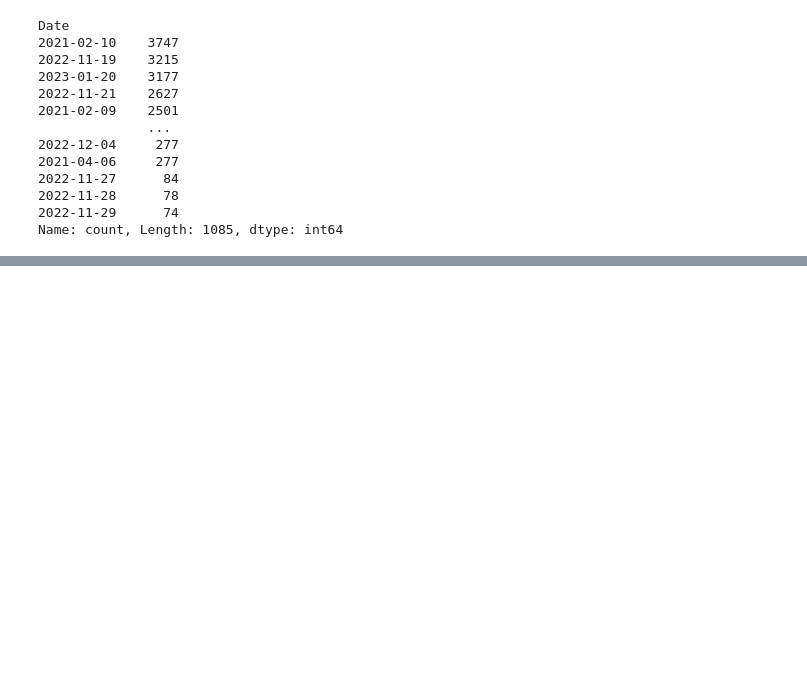
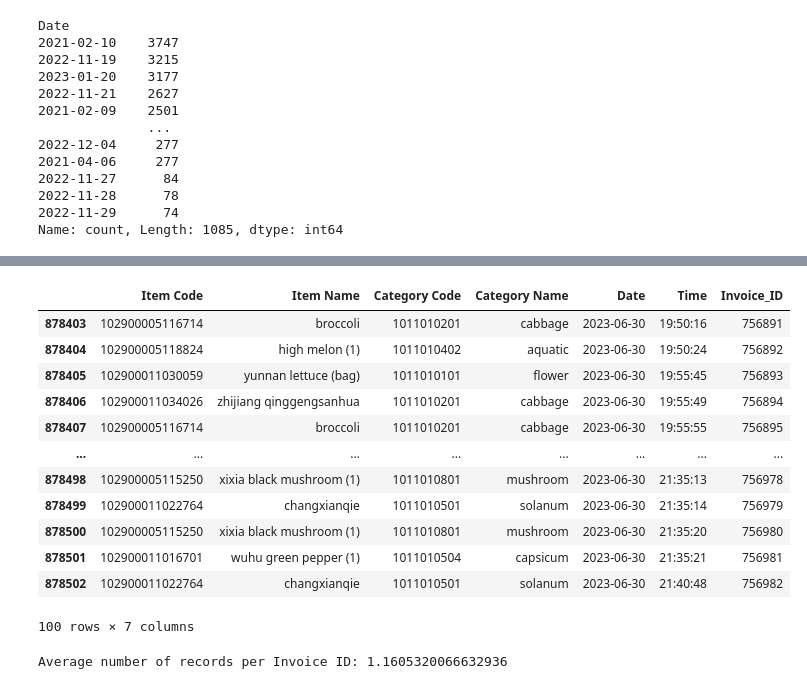
Before and after one commit to RumethSandinu/Project-connexa, a Jupyter notebook: Aslam/Dataset.ipynb, the cells around one changed output, grey strips where cells are left out. Drawn from its saved outputs; the diff is of its cells as text; code cells hidden in the pictures; blank space fills up the shorter version.

Commit message:
Creating the Invoice id column based on the information from the date and time columns.

```diff
--- a/Aslam/Dataset.ipynb
+++ b/Aslam/Dataset.ipynb
@@ -125,0 +146,3 @@ Name: count, Length: 1085, dtype: int64
+# %%
+merged_data['Time'] = merged_data['Time'].str[:8]
+merged_data.head(10)
@@ -125,0 +197,26 @@ Name: count, Length: 1085, dtype: int64
+# %%
+merged_data['Invoice_ID'] = merged_data['Date'].astype(str) + '_' + merged_data['Time'].astype(str)
+
+merged_data['Invoice_ID'] = merged_data.groupby(['Date', 'Time']).ngroup()
+
+merged_data.tail(100)
+# %% [output]
+|  | Item Code | Item Name | Category Code | Category Name | Date | Time | Invoice_ID |
+| 878403 | 102900005116714 | broccoli | 1011010201 | cabbage | 2023-06-30 | 19:50:16 | 756891 |
+| 878404 | 102900005118824 | high melon (1) | 1011010402 | aquatic | 2023-06-30 | 19:50:24 | 756892 |
+| 878405 | 102900011030059 | yunnan lettuce (bag) | 1011010101 | flower | 2023-06-30 | 19:55:45 | 756893 |
+| 878406 | 102900011034026 | zhijiang qinggengsanhua | 1011010201 | cabbage | 2023-06-30 | 19:55:49 | 756894 |
+| 878407 | 102900005116714 | broccoli | 1011010201 | cabbage | 2023-06-30 | 19:55:55 | 756895 |
+| ... | ... | ... | ... | ... | ... | ... | ... |
+| 878498 | 102900005115250 | xixia black mushroom (1) | 1011010801 | mushroom | 2023-06-30 | 21:35:13 | 756978 |
+| 878499 | 102900011022764 | changxianqie | 1011010501 | solanum | 2023-06-30 | 21:35:14 | 756979 |
+| 878500 | 102900005115250 | xixia black mushroom (1) | 1011010801 | mushroom | 2023-06-30 | 21:35:20 | 756980 |
+| 878501 | 102900011016701 | wuhu green pepper (1) | 1011010504 | capsicum | 2023-06-30 | 21:35:21 | 756981 |
+| 878502 | 102900011022764 | changxianqie | 1011010501 | solanum | 2023-06-30 | 21:40:48 | 756982 |
+100 rows × 7 columns
+# %%
+average_records_per_invoice = merged_data.groupby('Invoice_ID').size().mean()
+
+print(f"Average number of records per Invoice ID: {average_records_per_invoice}")
+# %% [output]
+Average number of records per Invoice ID: 1.1605320066632936
```
Also changed, not shown: parts of 7 cells of this notebook.
